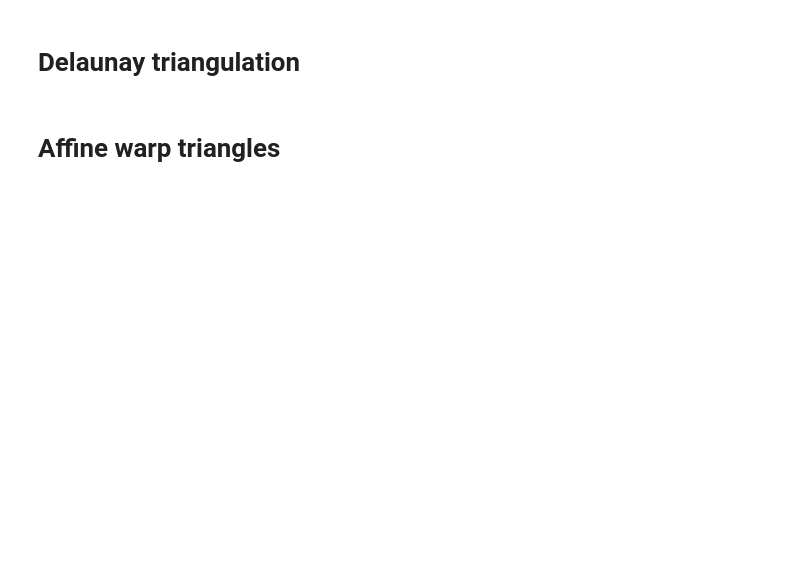
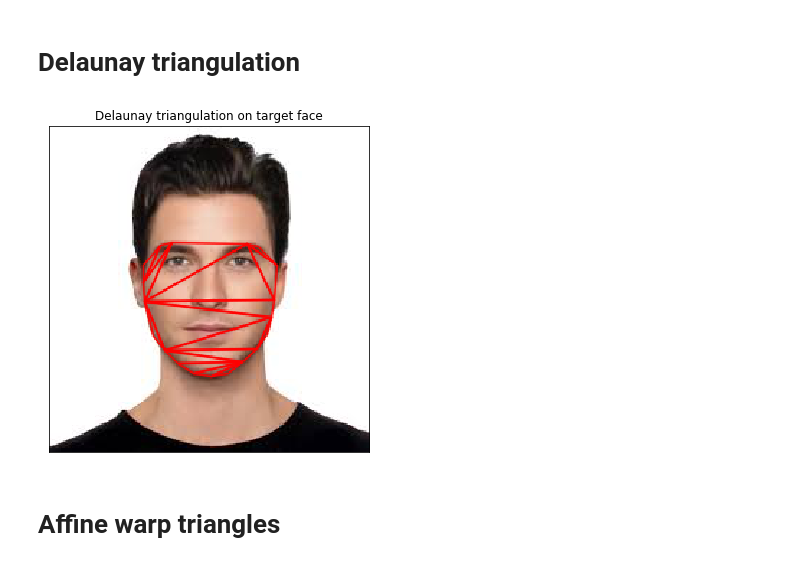
Before and after one commit to betogaona7/hairstyle, a Jupyter notebook: FS-Warping-Technique/Image-warping.ipynb, the cells around one changed output. Cells and saved outputs as stored; diff of their text form; code cells hidden in the pictures; blank space fills up the shorter version.

```diff
--- a/FS-Warping-Technique/Image-warping.ipynb
+++ b/FS-Warping-Technique/Image-warping.ipynb
@@ -94,87 +96,44 @@ for i in range(0, len(hullIndex)):
 # %%
 def rect_contains(rect, points):
     if points[0] < rect[0]: return False
     elif points[1] < rect[1]: return False
     elif points[0] > rect[0] + rect[2]: return False
     elif points[1] > rect[1] + rect[3]: return False
     return True
 
-def get_delaunay_triangulation(rect, points):
-    #img = cv2.imread(image_path)
-    #rect = (0, 0, img.shape[1], img.shape[0])
+def get_delaunay_triangulation(dst_img, cvxpoints):
+    rect = (0, 0, dst_img.shape[1], dst_img.shape[0])
     subdiv = cv2.Subdiv2D(rect)
-    for point in points:
+    for point in cvxpoints:
         subdiv.insert(point)
-        #subdiv.insert((point[0], point[1]))
-
     triangleList = subdiv.getTriangleList()
     delaunay = []
     pts = []
     for t in triangleList:
         pt = []
         pt.append((t[0], t[1]))
         pt.append((t[2], t[3]))
         pt.append((t[4], t[5]))
 
         pt1 = (t[0],t[1])
         pt2 = (t[2],t[3])
         pt3 = (t[4],t[5])
         if rect_contains(rect, pt1) and rect_contains(rect, pt2) and rect_contains(rect, pt3):
             ind = []
             for j in range(0, 3):
-                for k in range(0, len(points)):
-                    if(abs(pt[j][0] - points[k][0]) < 1. and abs(pt[j][1] - points[k][1]) < 1.):
+                for k in range(0, len(cvxpoints)):
+                    if(abs(pt[j][0] - cvxpoints[k][0]) < 1. and abs(pt[j][1] - cvxpoints[k][1]) < 1.):
                         ind.append(k)
             if len(ind) == 3:
-                pts.append((points[ind[0]], points[ind[1]], points[ind[2]]))
+                pts.append((cvxpoints[ind[0]], cvxpoints[ind[1]], cvxpoints[ind[2]]))
                 delaunay.append((ind[0], ind[1], ind[2]))
-    return delaunay
+    return delaunay, pts
 
-def totuple(a):
-    try:
-        return tuple(totuple(i) for i in a)
-    except TypeError:
-        return a
+delaunay_points, coord_points = get_delaunay_triangulation(np.copy(dst_img), dst_cvxhull_points)
 
-def draw_delaunay_triangulation(delaunay, image_path):
-    img = cv2.imread(image_path)
-    img = cv2.cvtColor(img, cv2.COLOR_BGR2RGB)
-    for point in delaunay:
-        pt1 = totuple(point[0])
-        pt2 = totuple(point[1])
-        pt3 = totuple(point[2])
-        cv2.line(img, pt1, pt2, (255,0,0), 1, cv2.LINE_AA, 0)
-        cv2.line(img, pt2, pt3, (255,0,0), 1, cv2.LINE_AA, 0)
-        cv2.line(img, pt3, pt1, (255,0,0), 1, cv2.LINE_AA, 0)
-    fig = plt.figure(figsize=(6, 6,))
-    ax1 = fig.add_subplot(111)
-    ax1.set_xticks([])
-    ax1.set_yticks([])
-    ax1.set_title('Face with delaunay triangulation')
-    ax1.imshow(img)
-
-src_img = cv2.imread(source_img)
-src_img = cv2.cvtColor(src_img, cv2.COLOR_BGR2RGB)
-
-dst_img = cv2.imread(target_img)
-dst_img = cv2.cvtColor(dst_img, cv2.COLOR_BGR2RGB)
-
-rect = (0, 0, dst_img.shape[1], dst_img.shape[0])
-delaunay_points = get_delaunay_triangulation(rect, dst_points)
-
-#draw_delaunay_triangulation(source_delaunay_points, source_img)
-#draw_delaunay_triangulation(target_delaunay_points, target_img)
-src_triangles = []
-dst_triangles = []
-
-for i in range(0, len(delaunay_points)):
-    src_triangle = []
-    dst_triangle = []
-    for j in range(0, 3):
-        src_triangle.append(src_points[delaunay_points[i][j]])
-        dst_triangle.append(dst_points[delaunay_points[i][j]])
-    src_triangles.append(src_triangle)
-    dst_triangles.append(dst_triangle)
+draw_delaunay_triangulation(coord_points, np.copy(dst_img), 'Delaunay triangulation on target face')
+# %% [output]
+[figure, added]
 # %% [markdown]
 # Affine warp triangles
 # %%
```
Also changed, not shown: parts of 7 cells of this notebook.
